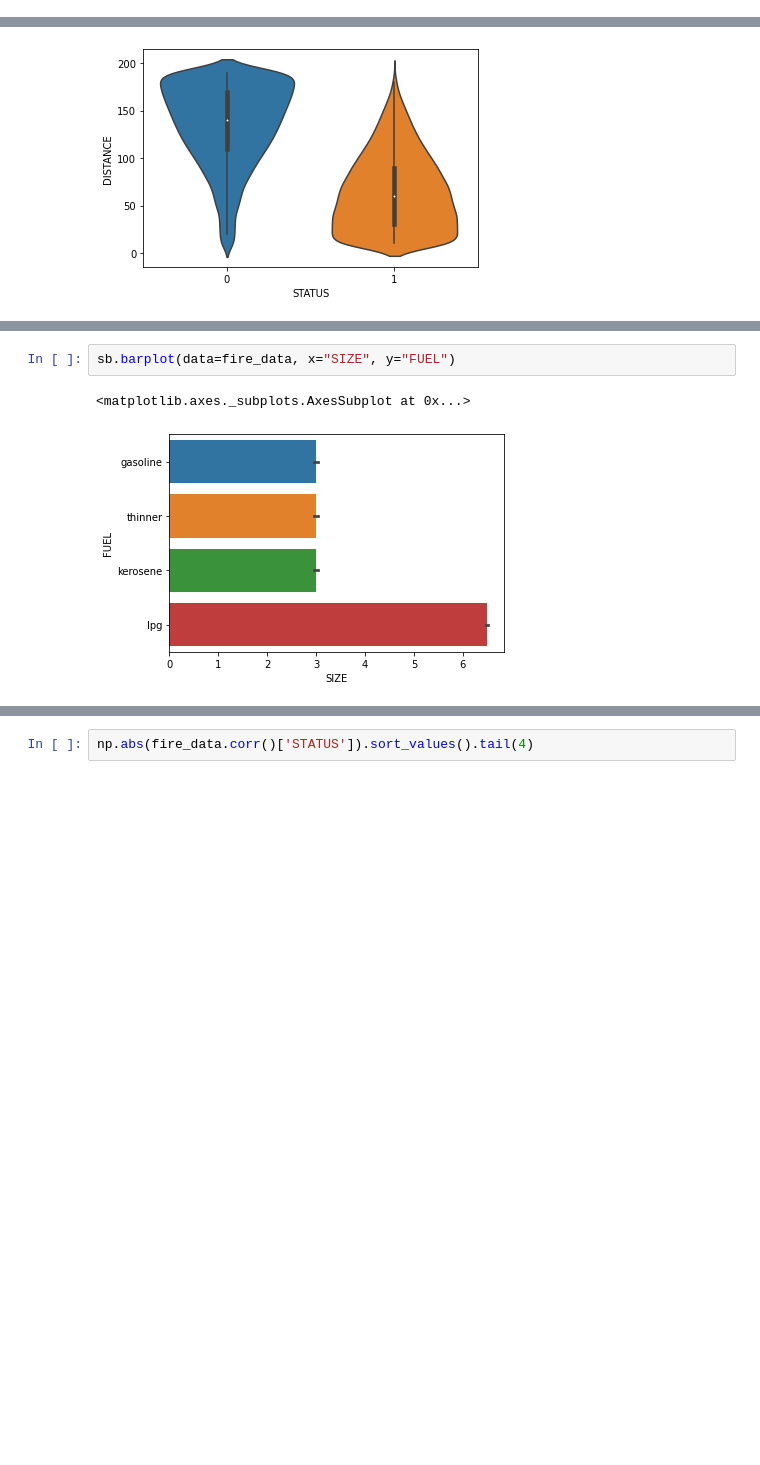
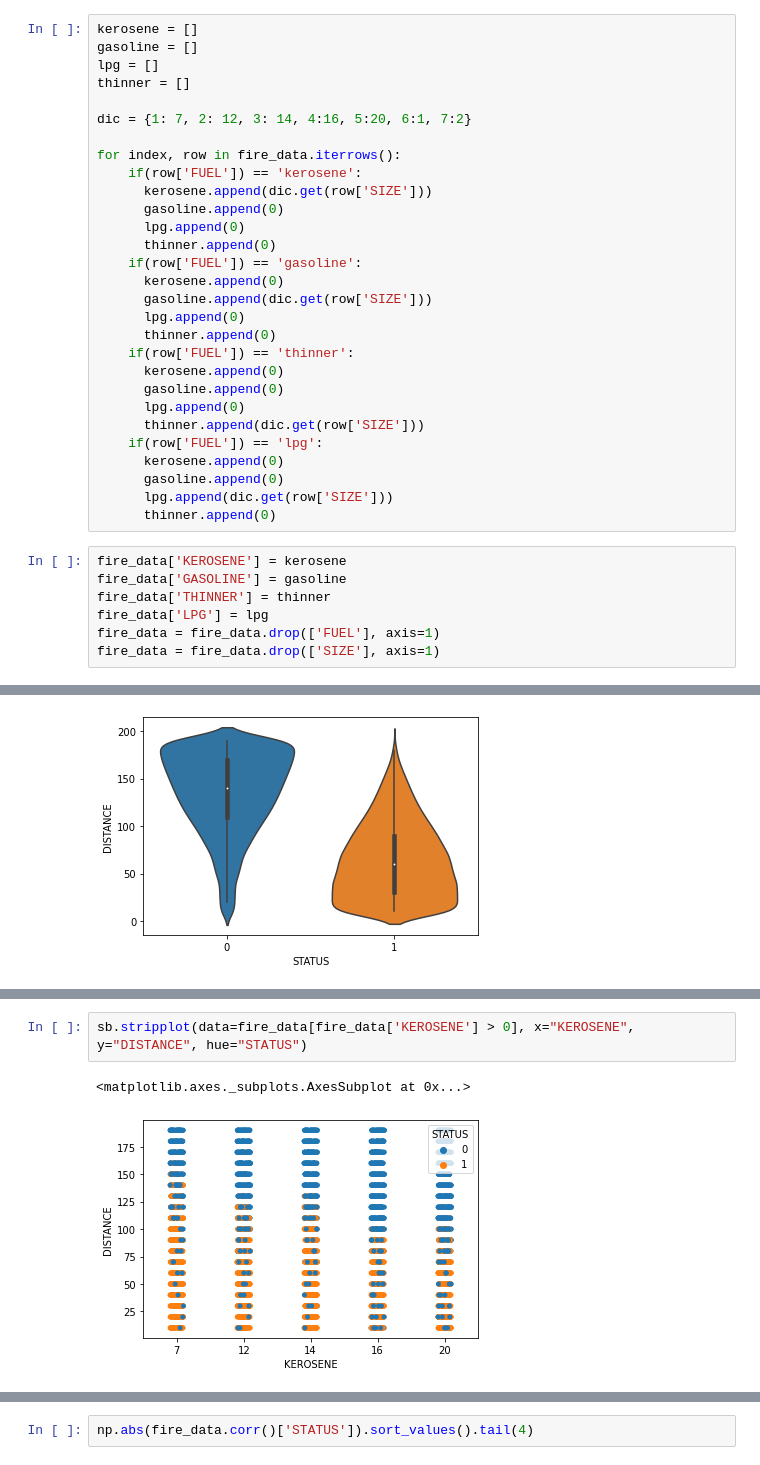
Before and after one commit to Henrique-O-S/Acoustic_Fire_Extinguisher_Success_Predictor, a Jupyter notebook: Acoustic_Extinguisher_Fire_Dataset/notebook.ipynb, the cells around one changed output, grey strips where cells are left out. Cells and saved outputs as stored; diff of their text form; blank space fills up the shorter version.

Commit message:
changed size and fuel columns

```diff
--- a/Acoustic_Extinguisher_Fire_Dataset/notebook.ipynb
+++ b/Acoustic_Extinguisher_Fire_Dataset/notebook.ipynb
@@ -19,3 +40,39 @@ False
+# %%
+kerosene = []
+gasoline = []
+lpg = []
+thinner = []
+
+dic = {1: 7, 2: 12, 3: 14, 4:16, 5:20, 6:1, 7:2}
+
+for index, row in fire_data.iterrows():
+    if(row['FUEL']) == 'kerosene':
+      kerosene.append(dic.get(row['SIZE']))
+      gasoline.append(0)
+      lpg.append(0)
+      thinner.append(0)
+    if(row['FUEL']) == 'gasoline':
+      kerosene.append(0)
+      gasoline.append(dic.get(row['SIZE']))
+      lpg.append(0)
+      thinner.append(0)
+    if(row['FUEL']) == 'thinner':
+      kerosene.append(0)
+      gasoline.append(0)
+      lpg.append(0)
+      thinner.append(dic.get(row['SIZE']))
+    if(row['FUEL']) == 'lpg':
+      kerosene.append(0)
+      gasoline.append(0)
+      lpg.append(dic.get(row['SIZE']))
+      thinner.append(0)
+# %%
+fire_data['KEROSENE'] = kerosene
+fire_data['GASOLINE'] = gasoline
+fire_data['THINNER'] = thinner
+fire_data['LPG'] = lpg
+fire_data = fire_data.drop(['FUEL'], axis=1)
+fire_data = fire_data.drop(['SIZE'], axis=1)
 # %%
 # TYPES
 fire_data.info()
@@ -205,5 +269,5 @@ sb.stripplot(data=fire_data, x="FUEL", y="DISTANCE", hue="STATUS")
 # %%
-sb.barplot(data=fire_data, x="SIZE", y="FUEL")
+sb.stripplot(data=fire_data[fire_data['KEROSENE'] > 0], x="KEROSENE", y="DISTANCE", hue="STATUS")
 # %% [output]
 <matplotlib.axes._subplots.AxesSubplot at 0x...>
-[figure, old version]
+[figure, new version]
```
Also changed, not shown: parts of 22 cells of this notebook.
